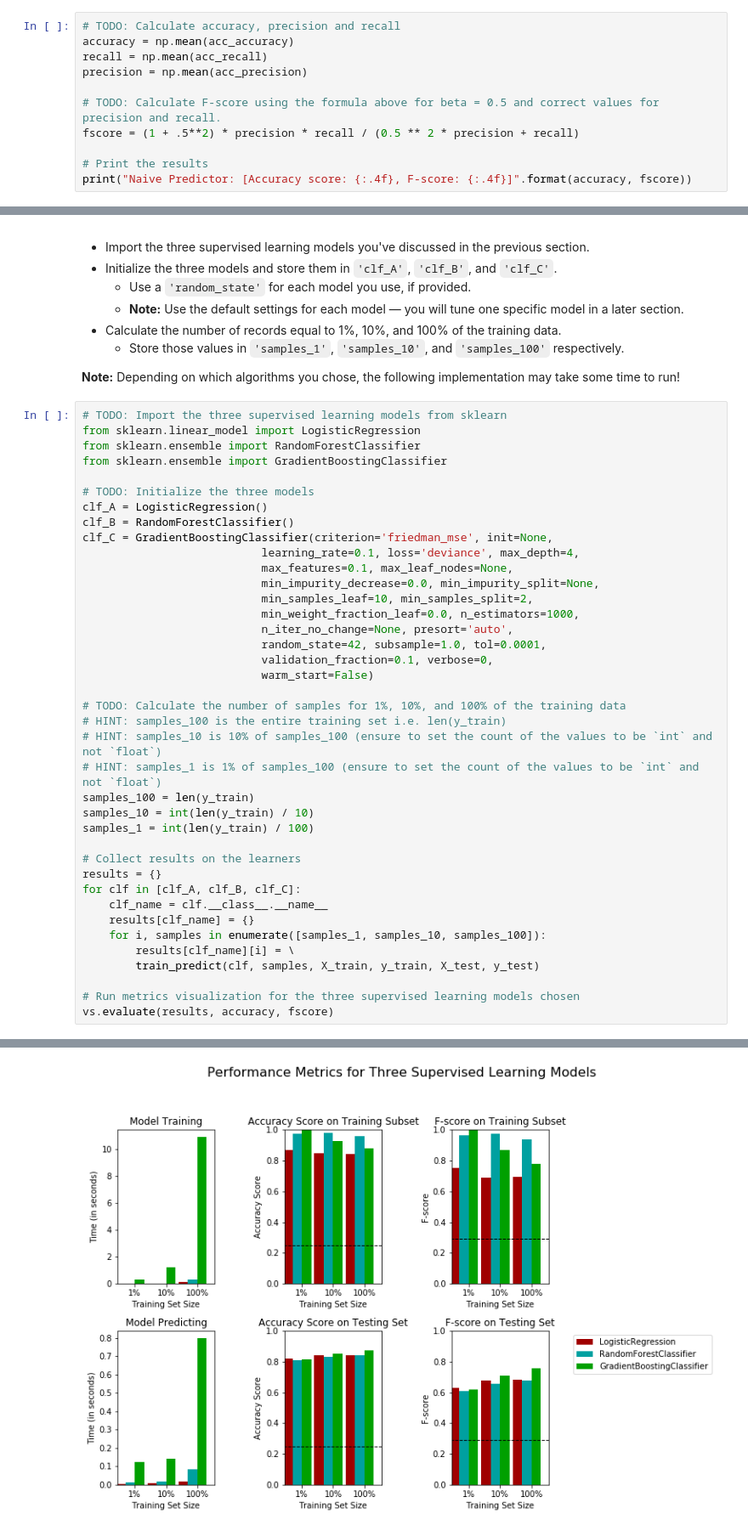
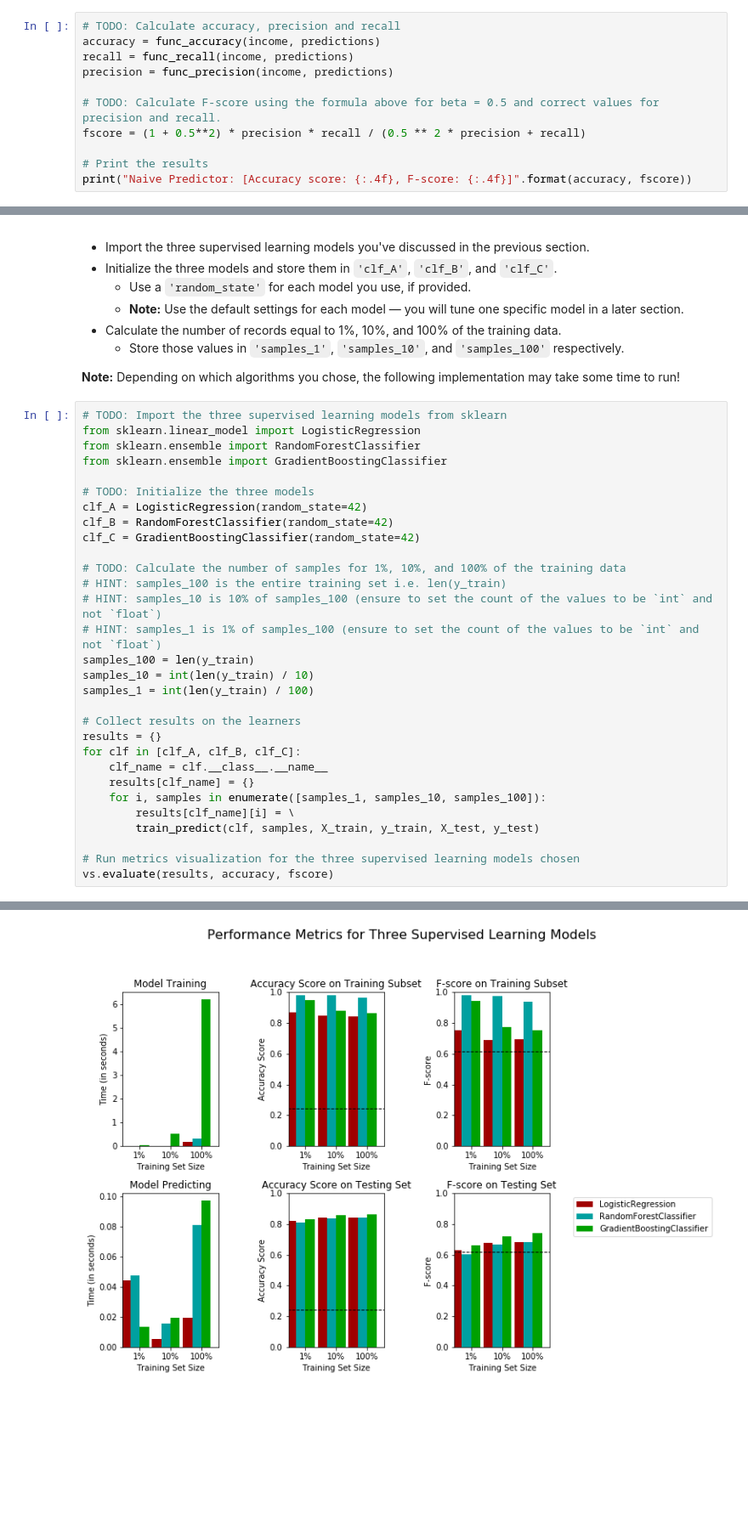
Before and after one commit to BAlmeidaS/machine-learning-1-udacity, a Jupyter notebook: machine-learning/projects/finding_donors/finding_donors.ipynb, the cells around one changed output, grey strips where cells are left out. Shown at 85% size. Saved outputs shown, nothing was run; the diff lists cells and outputs as text; blank space fills up the shorter version.

```diff
--- a/machine-learning/projects/finding_donors/finding_donors.ipynb
+++ b/machine-learning/projects/finding_donors/finding_donors.ipynb
@@ -363,12 +342,12 @@ The Exercise does not ask for use CrossValidation to evaluate metrics, but I did
 My interpretation about the text was that the exercise wishes that I had to calculate those metrics using test_data *(X_test, y_test)*. But I thought this wrong, since I will probably use this model as a baseline for the others. So I evaluated it with CV_Data, keeping TestData to the final performance tests.
 # %%
 # TODO: Calculate accuracy, precision and recall
-accuracy = np.mean(acc_accuracy)
-recall = np.mean(acc_recall)
-precision = np.mean(acc_precision)
+accuracy = func_accuracy(income, predictions)
+recall = func_recall(income, predictions)
+precision = func_precision(income, predictions)
 
 # TODO: Calculate F-score using the formula above for beta = 0.5 and correct values for precision and recall.
-fscore = (1 + .5**2) * precision * recall / (0.5 ** 2 * precision + recall)
+fscore = (1 + 0.5**2) * precision * recall / (0.5 ** 2 * precision + recall)
 
 # Print the results
 print("Naive Predictor: [Accuracy score: {:.4f}, F-score: {:.4f}]".format(accuracy, fscore))
@@ -563,49 +542,40 @@ from sklearn.ensemble import RandomForestClassifier
 from sklearn.ensemble import GradientBoostingClassifier
 
 # TODO: Initialize the three models
-clf_A = LogisticRegression()
-clf_B = RandomForestClassifier()
-clf_C = GradientBoostingClassifier(criterion='friedman_mse', init=None,
-                           learning_rate=0.1, loss='deviance', max_depth=4,
-                           max_features=0.1, max_leaf_nodes=None,
-                           min_impurity_decrease=0.0, min_impurity_split=None,
-                           min_samples_leaf=10, min_samples_split=2,
-                           min_weight_fraction_leaf=0.0, n_estimators=1000,
-                           n_iter_no_change=None, presort='auto',
-                           random_state=42, subsample=1.0, tol=0.0001,
-                           validation_fraction=0.1, verbose=0,
-                           warm_start=False)
+clf_A = LogisticRegression(random_state=42)
+clf_B = RandomForestClassifier(random_state=42)
+clf_C = GradientBoostingClassifier(random_state=42)
 
 # TODO: Calculate the number of samples for 1%, 10%, and 100% of the training data
 # HINT: samples_100 is the entire training set i.e. len(y_train)
 # HINT: samples_10 is 10% of samples_100 (ensure to set the count of the values to be `int` and not `float`)
 # HINT: samples_1 is 1% of samples_100 (ensure to set the count of the values to be `int` and not `float`)
 samples_100 = len(y_train)
 samples_10 = int(len(y_train) / 10)
 samples_1 = int(len(y_train) / 100)
 
 # Collect results on the learners
 results = {}
 for clf in [clf_A, clf_B, clf_C]:
     clf_name = clf.__class__.__name__
     results[clf_name] = {}
     for i, samples in enumerate([samples_1, samples_10, samples_100]):
         results[clf_name][i] = \
         train_predict(clf, samples, X_train, y_train, X_test, y_test)
 
 # Run metrics visualization for the three supervised learning models chosen
 vs.evaluate(results, accuracy, fscore)
 # %% [output]
 LogisticRegression trained on 361 samples.
 LogisticRegression trained on 3617 samples.
 LogisticRegression trained on 36177 samples.
 RandomForestClassifier trained on 361 samples.
 RandomForestClassifier trained on 3617 samples.
 RandomForestClassifier trained on 36177 samples.
 GradientBoostingClassifier trained on 361 samples.
 GradientBoostingClassifier trained on 3617 samples.
 GradientBoostingClassifier trained on 36177 samples.
-[figure, old version]
+[figure, new version]
 # %% [markdown]
 ----
 <a id=improving_result></a>
```
Also changed, not shown: parts of 4 cells of this notebook, 1 other file.
